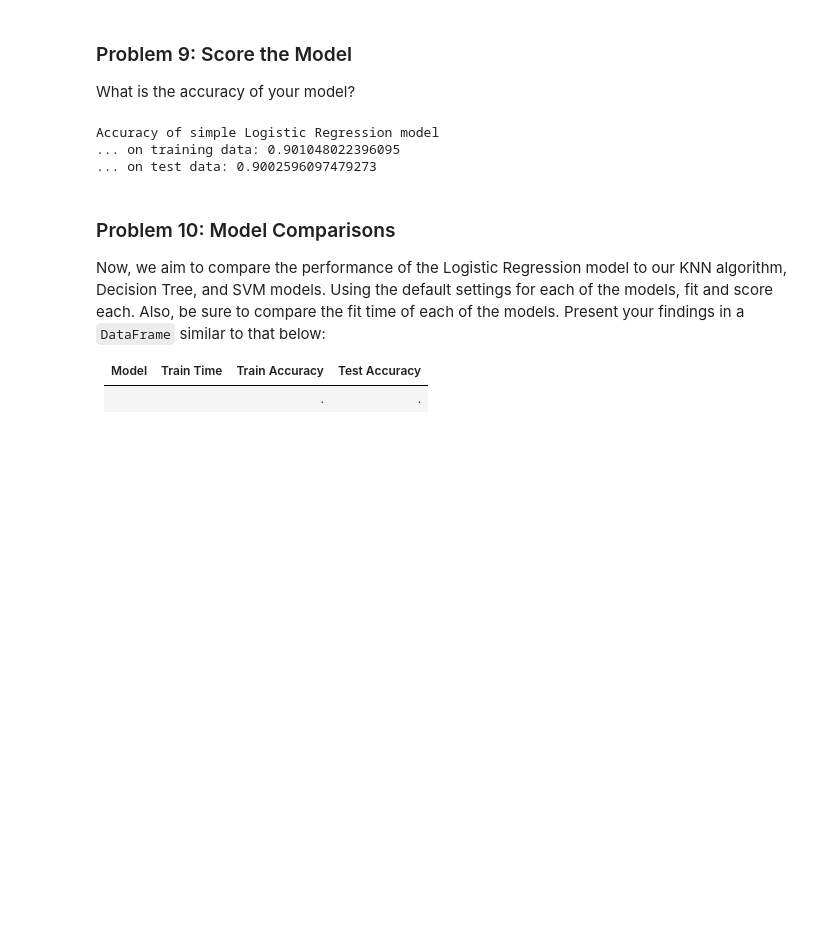
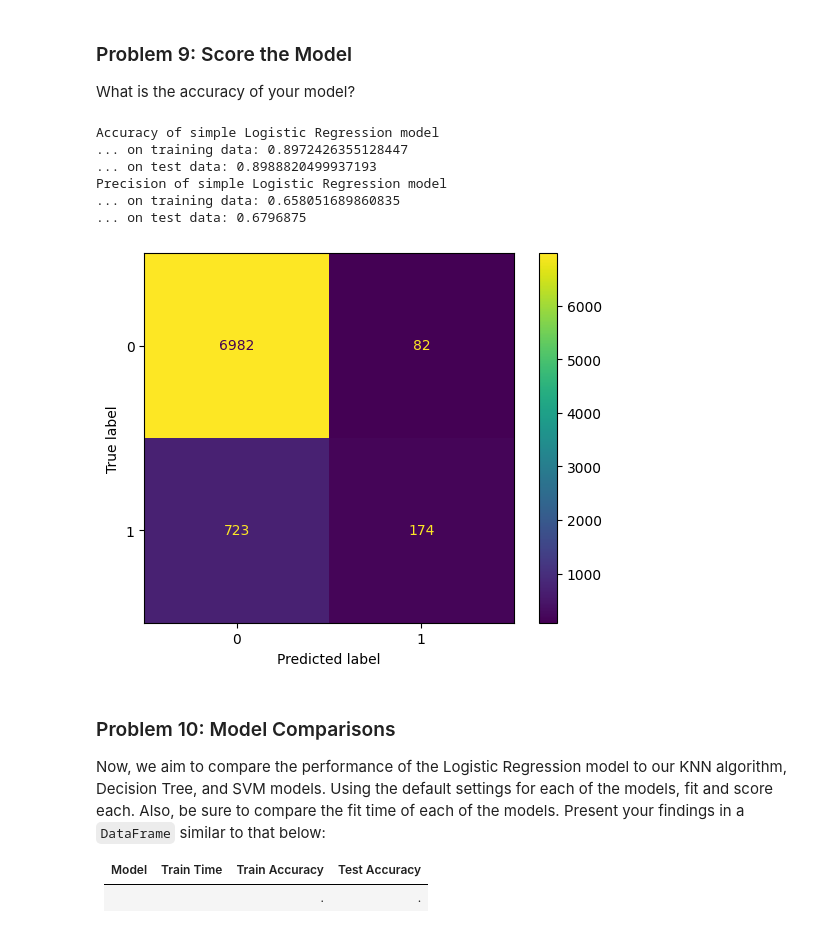
Before and after one commit to hpmartins/mlai-ucb-codes, a Jupyter notebook: practical_applications/module_17/module_17_application.ipynb, the cells around one changed output. Cells and saved outputs as stored; diff of their text form; code cells hidden in the pictures; blank space fills up the shorter version.

```diff
--- a/practical_applications/module_17/module_17_application.ipynb
+++ b/practical_applications/module_17/module_17_application.ipynb
@@ -300,7 +314,7 @@ ROC-AUC for train data: 0.5
 
 Use Logistic Regression to build a basic model on your data.
 # %%
-simple_lreg = LogisticRegression(max_iter=1000).fit(X_train, y_train)
+simple_lreg = LogisticRegression(max_iter=5000).fit(X_train, y_train)
 # %% [markdown]
 ### Problem 9: Score the Model
 
@@ -309,10 +323,21 @@ What is the accuracy of your model?
 print(f'Accuracy of simple Logistic Regression model')
 print(f'... on training data: {accuracy_score(y_train, simple_lreg.predict(X_train))}')
 print(f'... on test data: {accuracy_score(y_test, simple_lreg.predict(X_test))}')
+print(f'Precision of simple Logistic Regression model')
+print(f'... on training data: {metrics.precision_score(y_train, simple_lreg.predict(X_train))}')
+print(f'... on test data: {metrics.precision_score(y_test, simple_lreg.predict(X_test))}')
 # %% [output]
 Accuracy of simple Logistic Regression model
-... on training data: 0.901048022396095
-... on test data: 0.9002596097479273
+... on training data: 0.8972426355128447
+... on test data: 0.8988820499937193
+Precision of simple Logistic Regression model
+... on training data: 0.658051689860835
+... on test data: 0.6796875
+# %%
+ConfusionMatrixDisplay.from_estimator(simple_lreg, X_test, y_test, values_format='d')
+plt.show()
+# %% [output]
+[figure, added]
 # %% [markdown]
 ### Problem 10: Model Comparisons
 
```
Also changed, not shown: parts of 33 cells of this notebook, 1 other file.
